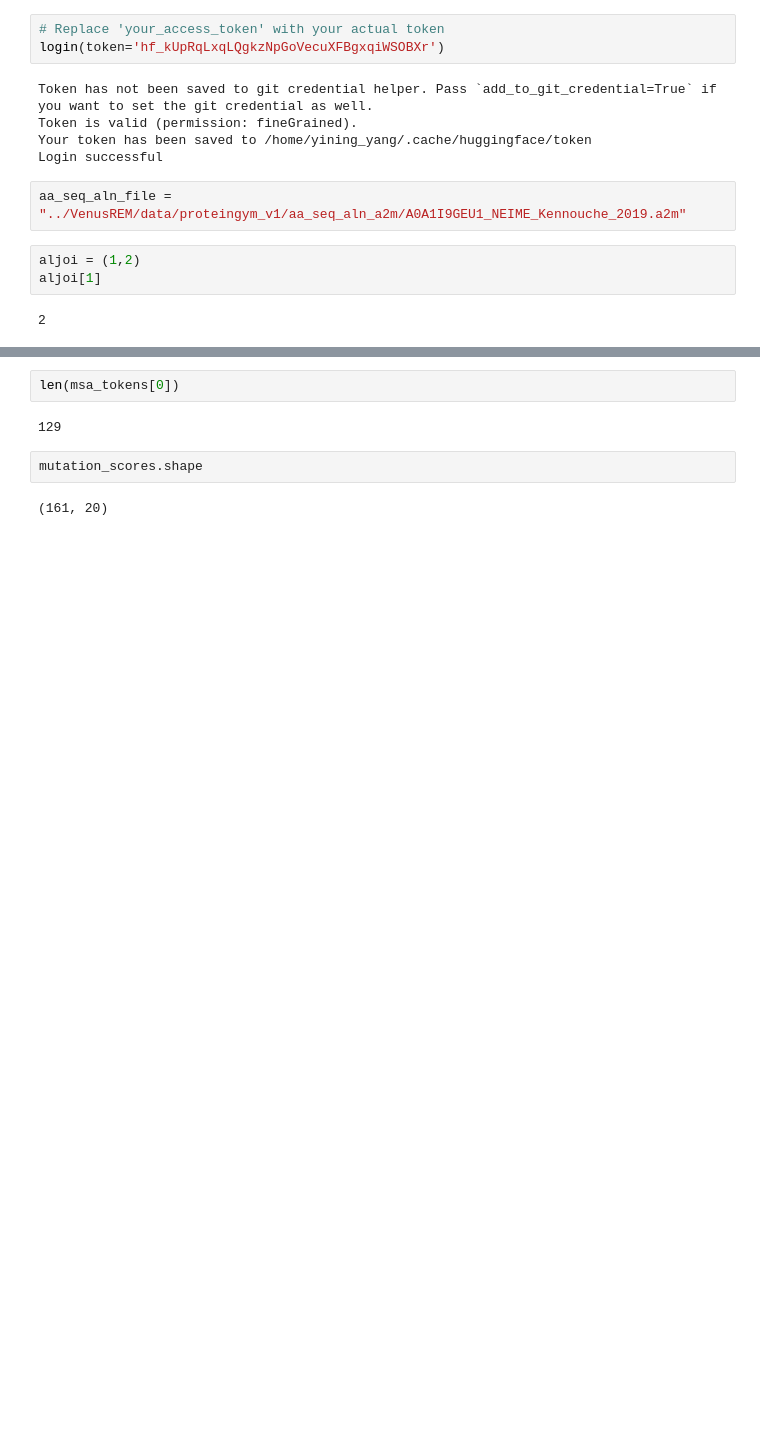
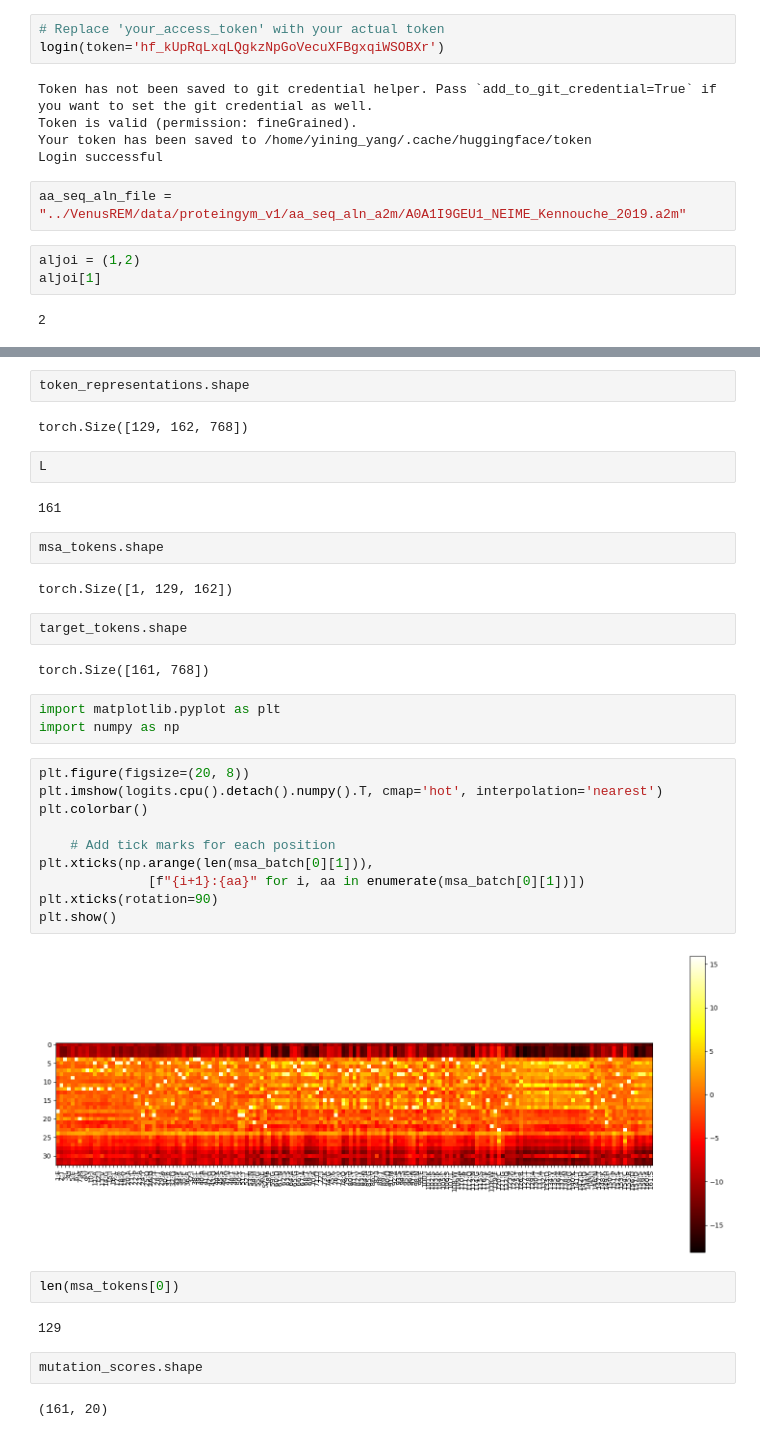
Before and after one commit to Antoninnnn/SSRAP, a Jupyter notebook: src/msa_transformer.ipynb, the cells around one changed output, grey strips where cells are left out. Cells and saved outputs as stored; diff of their text form; blank space fills up the shorter version.

```diff
--- a/src/msa_transformer.ipynb
+++ b/src/msa_transformer.ipynb
@@ -144,3 +157,34 @@ Logits shape: torch.Size([161, 33])
+# %%
+token_representations.shape
+# %% [output]
+torch.Size([129, 162, 768])
+# %%
+L
+# %% [output]
+161
+# %%
+msa_tokens.shape
+# %% [output]
+torch.Size([1, 129, 162])
+# %%
+target_tokens.shape
+# %% [output]
+torch.Size([161, 768])
+# %%
+import matplotlib.pyplot as plt
+import numpy as np
+# %%
+plt.figure(figsize=(20, 8))
+plt.imshow(logits.cpu().detach().numpy().T, cmap='hot', interpolation='nearest')
+plt.colorbar()
+
+    # Add tick marks for each position
+plt.xticks(np.arange(len(msa_batch[0][1])),
+              [f"{i+1}:{aa}" for i, aa in enumerate(msa_batch[0][1])])
+plt.xticks(rotation=90)
+plt.show()
+# %% [output]
+[figure, added]
 # %%
 len(msa_tokens[0])
 # %% [output]
```
Also changed, not shown: parts of 3 cells of this notebook, 3 other files.
